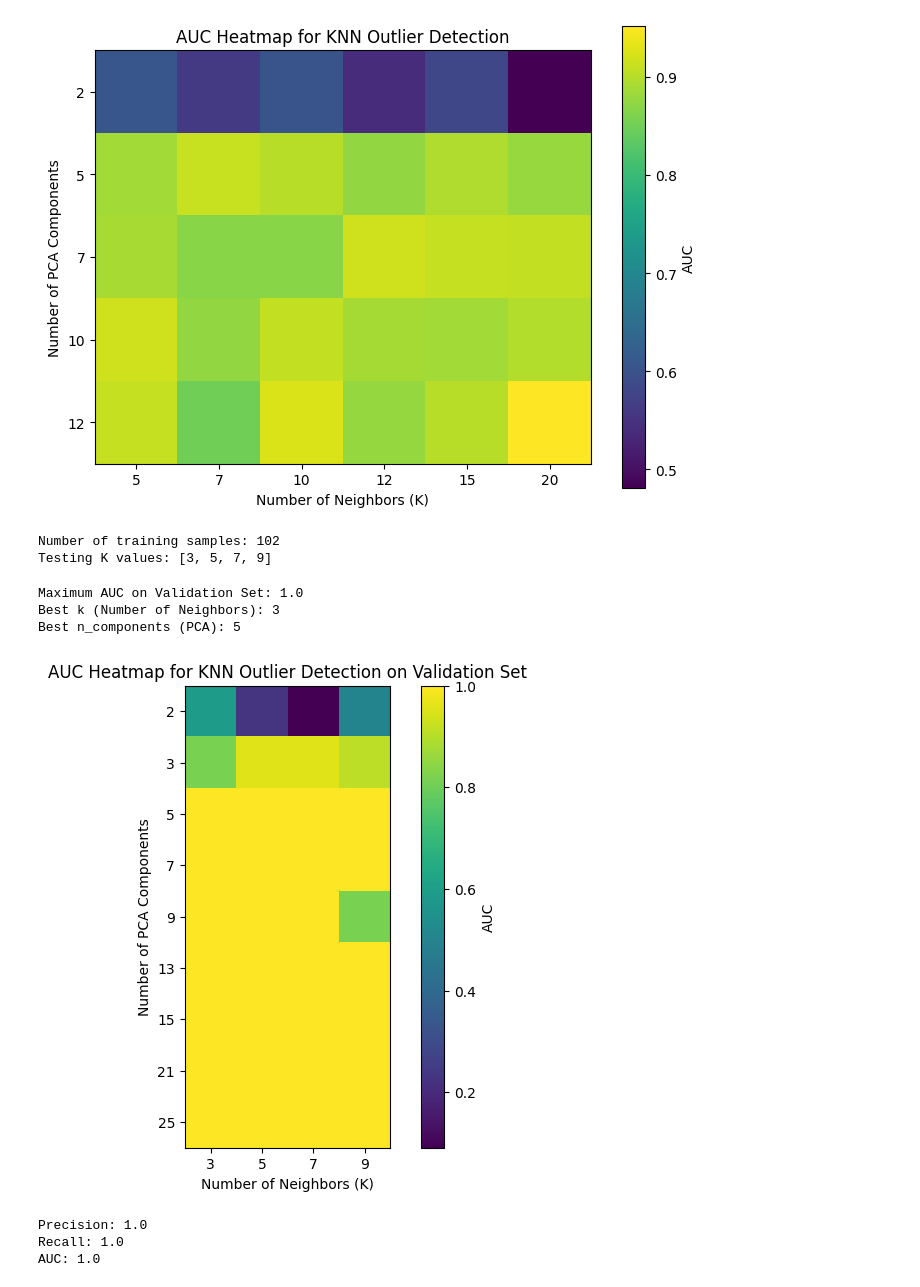
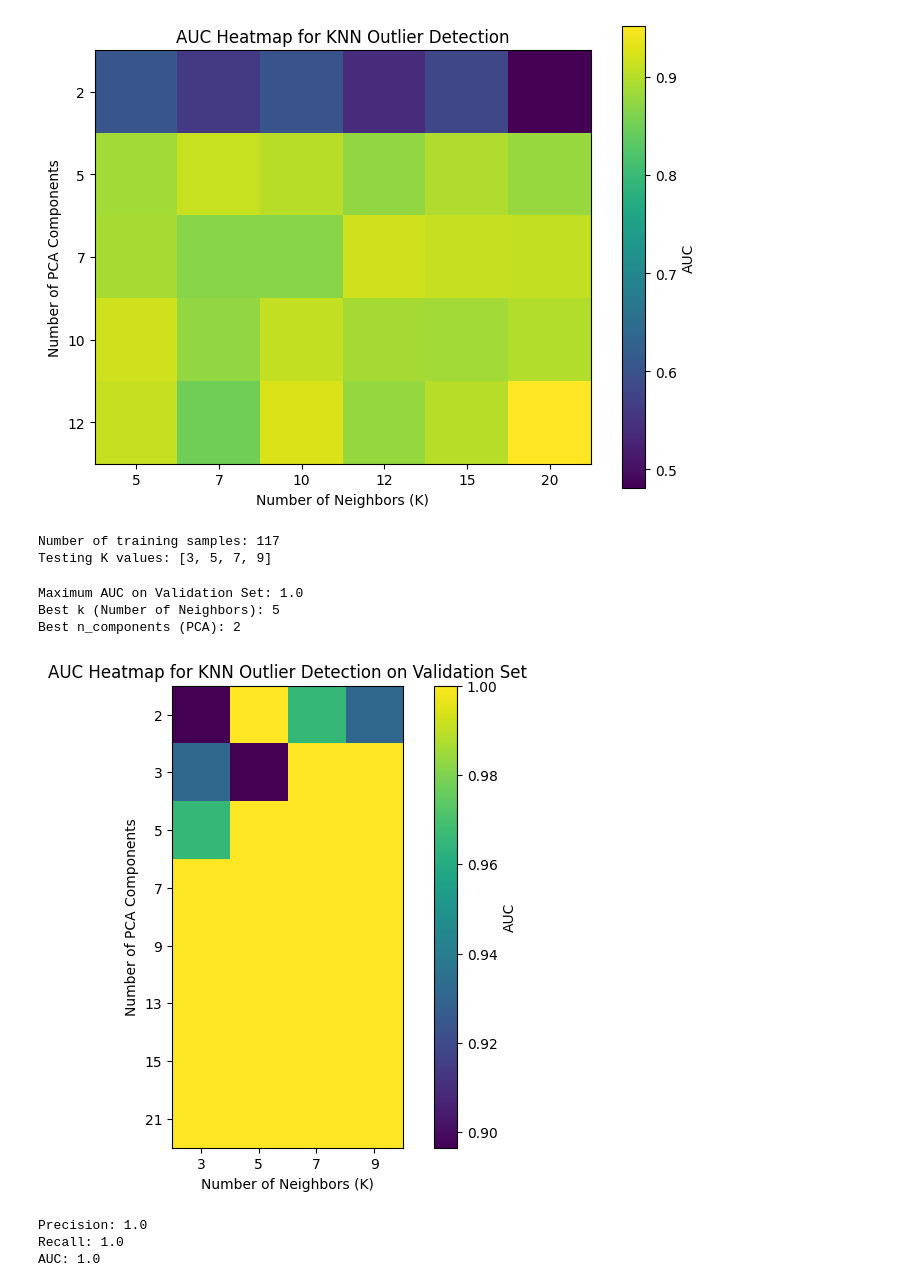
Before and after one commit to Zahra-Moterassed/BScproject, a Jupyter notebook: PCAandSample.ipynb, the cells around one changed output. Saved outputs shown, nothing was run; the diff lists cells and outputs as text; code cells hidden in the pictures.

```diff
--- a/PCAandSample.ipynb
+++ b/PCAandSample.ipynb
@@ -169,8 +169,8 @@ data = df.iloc[:, :-1].values
 # Separate labels (last column)
 labels = df.iloc[:, -1].values
 
-# Split the data into training and validation sets (70% train, 30% validation)
-X_train, X_val, y_train, y_val = train_test_split(data, labels, test_size=0.3, stratify=labels, random_state=42)
+# Split the data into training and validation sets (80% train, 20% validation)
+X_train, X_val, y_train, y_val = train_test_split(data, labels, test_size=0.2, stratify=labels, random_state=42)
 
 # Dynamically calculate odd K values based on the training set size
 N_train = len(X_train)  # Number of training samples
@@ -402,8 +402,8 @@ data = df.iloc[:, :-1].values
 # Separate labels (last column)
 labels = df.iloc[:, -1].values
 
-# Split the data into training and validation sets (70% train, 30% validation)
-X_train, X_val, y_train, y_val = train_test_split(data, labels, test_size=0.3, stratify=labels, random_state=42)
+# Split the data into training and validation sets (80% train, 20% validation)
+X_train, X_val, y_train, y_val = train_test_split(data, labels, test_size=0.2, stratify=labels, random_state=42)
 
 # Dynamically calculate odd K values based on the training set size
 N_train = len(X_train)  # Number of training samples
@@ -1126,8 +1126,8 @@ data = df.iloc[:, :-2].values
 # Separate labels (last column)
 labels = df.iloc[:, -2].values
 
-# Split the data into training and validation sets (70% train, 30% validation)
-X_train, X_val, y_train, y_val = train_test_split(data, labels, test_size=0.3, random_state=42)
+# Split the data into training and validation sets (80% train, 20% validation)
+X_train, X_val, y_train, y_val = train_test_split(data, labels, test_size=0.2, stratify=labels, random_state=42)
 
 # Dynamically calculate odd K values based on the training set size
 N_train = len(X_train)  # Number of training samples
@@ -1139,7 +1139,7 @@ print("Number of training samples:", N_train)
 print("Testing K values:", k_values)
 
 # Define the hyperparameter ranges
-n_components_values = [2, 3, 5, 7, 9, 13, 15, 21, 25]  # Number of PCA components
+n_components_values = [2, 3, 5, 7, 9, 13, 15, 21]  # Number of PCA components
 
 # To store grid search results
 results = []
@@ -1175,37 +1175,37 @@ max_auc = results['auc'][max_auc_index]
 best_k = results['k'][max_auc_index]
 best_n_components = results['n_components'][max_auc_index]
 
 # Print the best results
 print(f"Maximum AUC on Validation Set: {max_auc}")
 print(f"Best k (Number of Neighbors): {best_k}")
 print(f"Best n_components (PCA): {best_n_components}")
 
 # Visualize the results: Heatmap for AUC
 auc_matrix = np.zeros((len(n_components_values), len(k_values)))
 
 # Fill the matrix with AUC scores
 for i, n_components in enumerate(n_components_values):
     for j, k in enumerate(k_values):
         auc_matrix[i, j] = results[(results['n_components'] == n_components) &
                                    (results['k'] == k)]['auc']
 
 # Plot heatmap
 plt.figure(figsize=(8, 6))
 plt.imshow(auc_matrix, interpolation='nearest', cmap='viridis')
 plt.colorbar(label='AUC')
 plt.xticks(np.arange(len(k_values)), labels=k_values)
 plt.yticks(np.arange(len(n_components_values)), labels=n_components_values)
 plt.xlabel('Number of Neighbors (K)')
 plt.ylabel('Number of PCA Components')
 plt.title('AUC Heatmap for KNN Outlier Detection on Validation Set')
 plt.show()
 # %% [output]
-Number of training samples: 102
+Number of training samples: 117
 Testing K values: [3, 5, 7, 9]
 Maximum AUC on Validation Set: 1.0
-Best k (Number of Neighbors): 3
-Best n_components (PCA): 5
+Best k (Number of Neighbors): 5
+Best n_components (PCA): 2
-[figure, old version]
+[figure, new version]
 # %%
 # KNN
 # dataset: Parkinson_withoutdupl_norm_05_v01.csv
```
Also changed, not shown: parts of 5 cells of this notebook, 1 other file.
